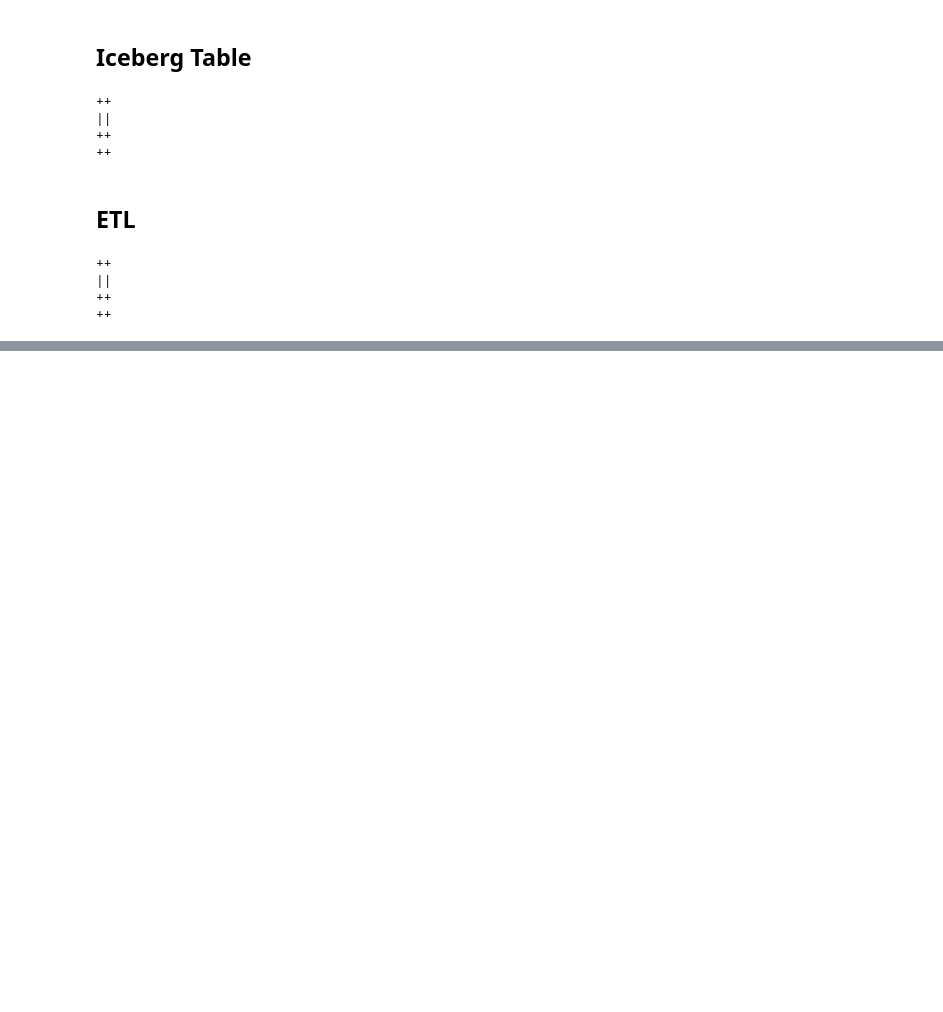
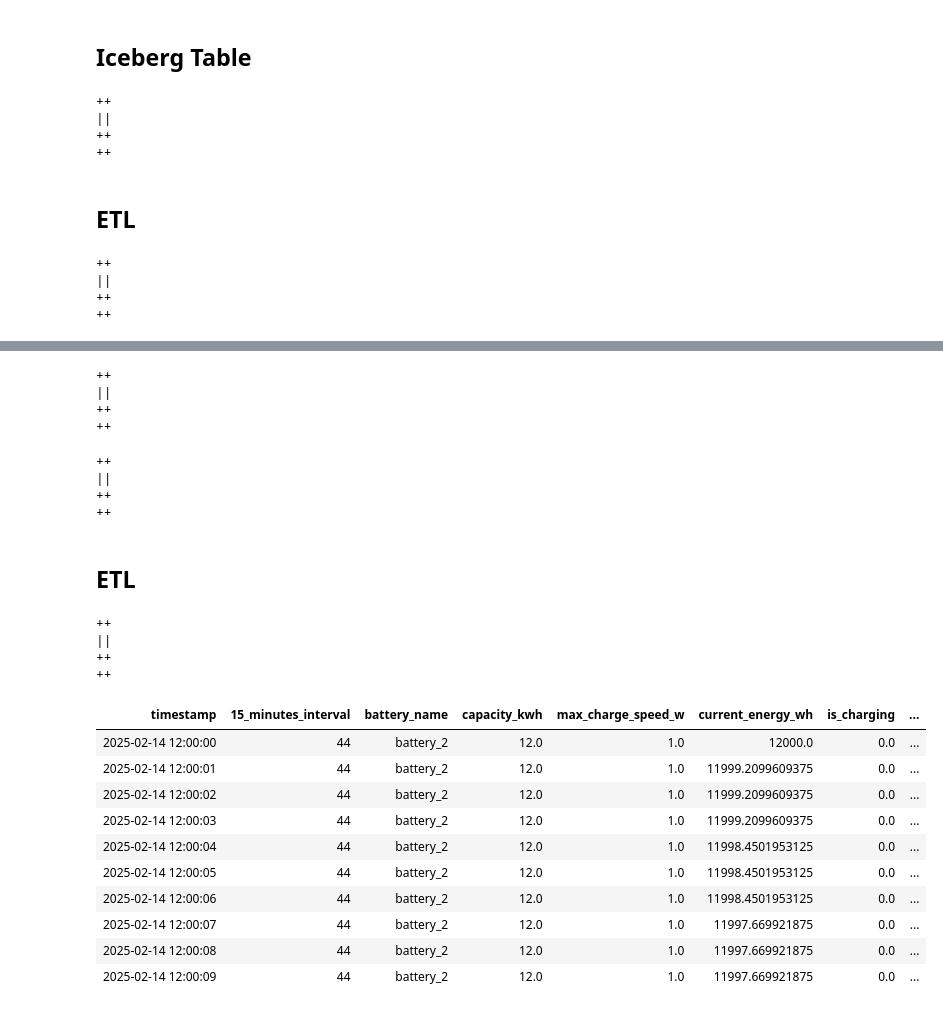
Before and after one commit to eslamdyab21/SolarX-Lakehouse, a Jupyter notebook: notebooks/raw_kafka_log_data_iceberg.ipynb, the cells around one changed output, grey strips where cells are left out. Cells and saved outputs as stored; diff of their text form; code cells hidden in the pictures; blank space fills up the shorter version.

Commit message:
use batteries of solarx kafka logged data

```diff
--- a/notebooks/raw_kafka_log_data_iceberg.ipynb
+++ b/notebooks/raw_kafka_log_data_iceberg.ipynb
@@ -220,0 +283,32 @@ FROM temp_view
+# %%
+%%sql
+
+DROP TABLE IF EXISTS SolarX_Raw_Transactions.battery_readings;
+# %% [output]
+++
+||
+++
+++
+# %%
+%%sql
+
+CREATE TABLE SolarX_Raw_Transactions.battery_readings(
+    timestamp               TIMESTAMP NOT NULL,
+    15_minutes_interval     INT NOT NULL,
+    battery_name            VARCHAR(15) NOT NULL,
+    capacity_kwh            FLOAT NOT NULL,
+    max_charge_speed_w      FLOAT NOT NULL,
+    current_energy_wh       FLOAT NOT NULL,
+    is_charging             FLOAT NOT NULL,
+    status                  VARCHAR(15) NOT NULL,
+    max_output_w            FLOAT NOT NULL
+)
+USING iceberg
+PARTITIONED BY (DAY(timestamp), battery_name, 15_minutes_interval);
+# %% [output]
+++
+||
+++
+++
+# %% [markdown]
+## ETL
@@ -221,2 +317,39 @@ FROM temp_view
+# %%
+%%sql
+
+INSERT INTO SolarX_Raw_Transactions.battery_readings (timestamp, 15_minutes_interval, battery_name, capacity_kwh,
+                                                          max_charge_speed_w, current_energy_wh, is_charging, status, max_output_w)
+SELECT time_stamp                 as timestamp,
+       15_minutes_interval        as 15_minutes_interval,
+       battery_name               as battery_name,
+       capacity_kwh               as capacity_kwh,
+       max_charge_speed_w         as max_charge_speed_w,
+       current_energy_wh          as current_energy_wh,
+       is_charging                as is_charging,
+       status                     as status,
+       max_output_w               as max_output_w
+
+FROM temp_view
+# %% [output]
+++
+||
+++
+++
+# %%
+%%sql
+
+SELECT * FROM SolarX_Raw_Transactions.battery_readings LIMIT 10;
+# %% [output]
+| timestamp | 15_minutes_interval | battery_name | capacity_kwh | max_charge_speed_w | current_energy_wh | is_charging | ... |
+| 2025-02-14 12:00:00 | 44 | battery_2 | 12.0 | 1.0 | 12000.0 | 0.0 | ... |
+| 2025-02-14 12:00:01 | 44 | battery_2 | 12.0 | 1.0 | 11999.2099609375 | 0.0 | ... |
+| 2025-02-14 12:00:02 | 44 | battery_2 | 12.0 | 1.0 | 11999.2099609375 | 0.0 | ... |
+| 2025-02-14 12:00:03 | 44 | battery_2 | 12.0 | 1.0 | 11999.2099609375 | 0.0 | ... |
+| 2025-02-14 12:00:04 | 44 | battery_2 | 12.0 | 1.0 | 11998.4501953125 | 0.0 | ... |
+| 2025-02-14 12:00:05 | 44 | battery_2 | 12.0 | 1.0 | 11998.4501953125 | 0.0 | ... |
+| 2025-02-14 12:00:06 | 44 | battery_2 | 12.0 | 1.0 | 11998.4501953125 | 0.0 | ... |
+| 2025-02-14 12:00:07 | 44 | battery_2 | 12.0 | 1.0 | 11997.669921875 | 0.0 | ... |
+| 2025-02-14 12:00:08 | 44 | battery_2 | 12.0 | 1.0 | 11997.669921875 | 0.0 | ... |
+| 2025-02-14 12:00:09 | 44 | battery_2 | 12.0 | 1.0 | 11997.669921875 | 0.0 | ... |
 # %%
 spark.stop()
```
Also changed, not shown: parts of 8 cells of this notebook.
